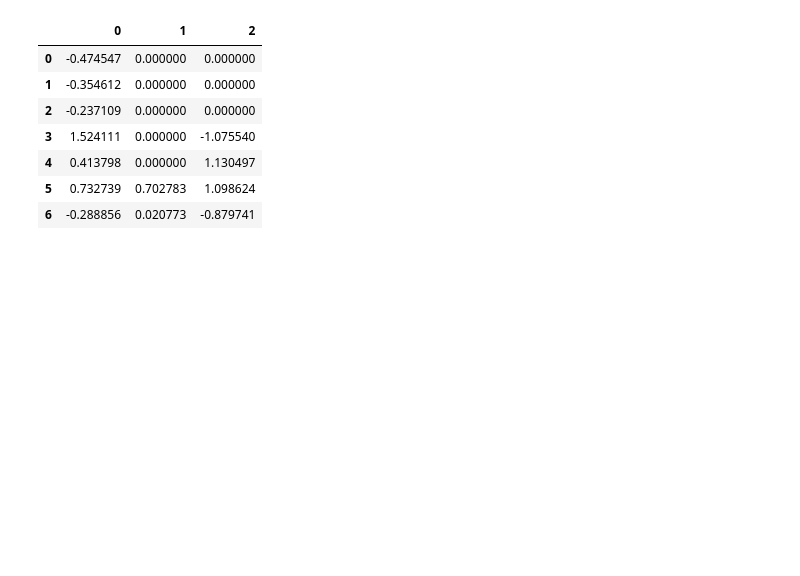
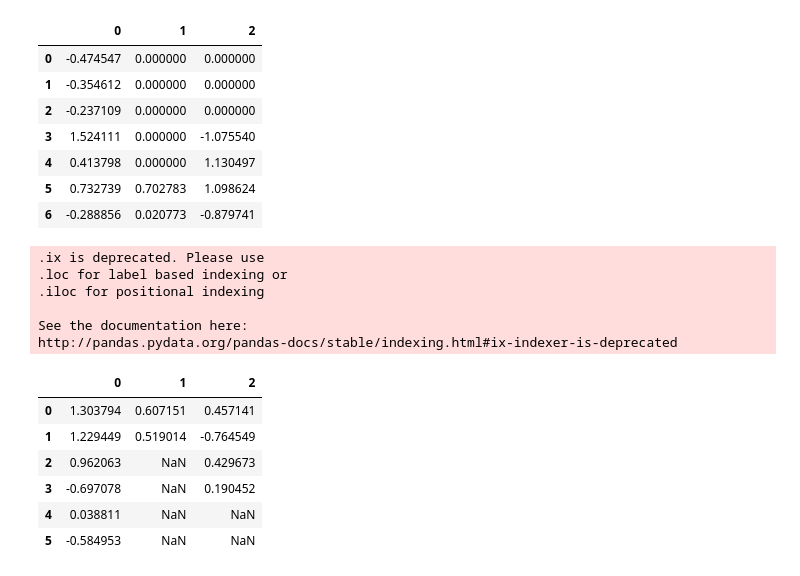
Before and after one commit to shuangsong/python_data_analysis, a Jupyter notebook: note_2.ipynb, the cells around one changed output. Saved outputs shown, nothing was run; the diff lists cells and outputs as text; code cells hidden in the pictures; blank space fills up the shorter version.

```diff
--- a/note_2.ipynb
+++ b/note_2.ipynb
@@ -542,3 +542,21 @@ df
 | 4 | 0.413798 | 0.000000 | 1.130497 |
 | 5 | 0.732739 | 0.702783 | 1.098624 |
 | 6 | -0.288856 | 0.020773 | -0.879741 |
+# %%
+df=DataFrame(np.random.randn(6,3))
+df.ix[2:,1] = NA;df.ix[4:,2]=NA
+df
+# %% [output]
+.ix is deprecated. Please use
+.loc for label based indexing or
+.iloc for positional indexing
+
+See the documentation here:
+http://pandas.pydata.org/pandas-docs/stable/indexing.html#ix-indexer-is-deprecated
+|  | 0 | 1 | 2 |
+| 0 | 1.303794 | 0.607151 | 0.457141 |
+| 1 | 1.229449 | 0.519014 | -0.764549 |
+| 2 | 0.962063 | NaN | 0.429673 |
+| 3 | -0.697078 | NaN | 0.190452 |
+| 4 | 0.038811 | NaN | NaN |
+| 5 | -0.584953 | NaN | NaN |
```
Also changed, not shown: parts of 5 cells of this notebook.
